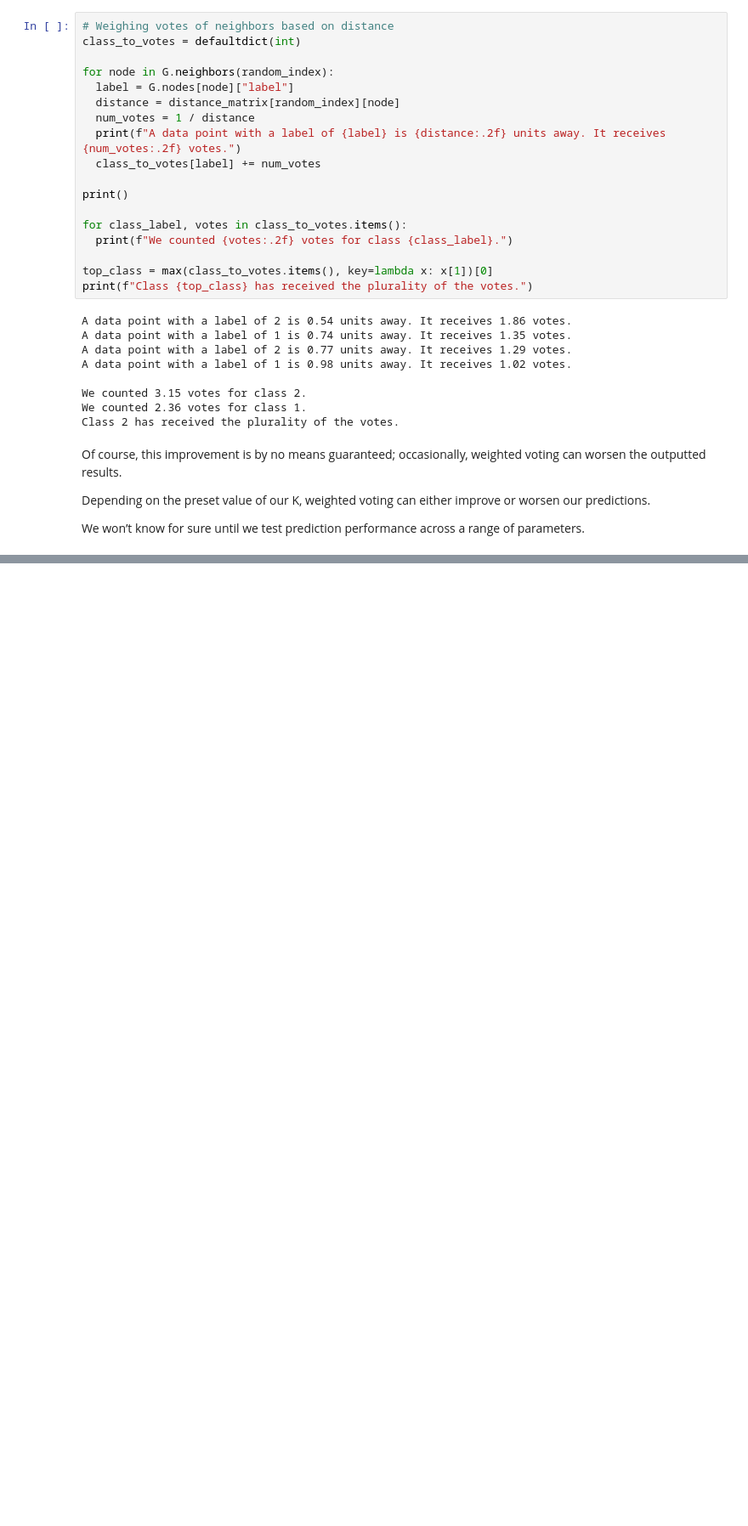
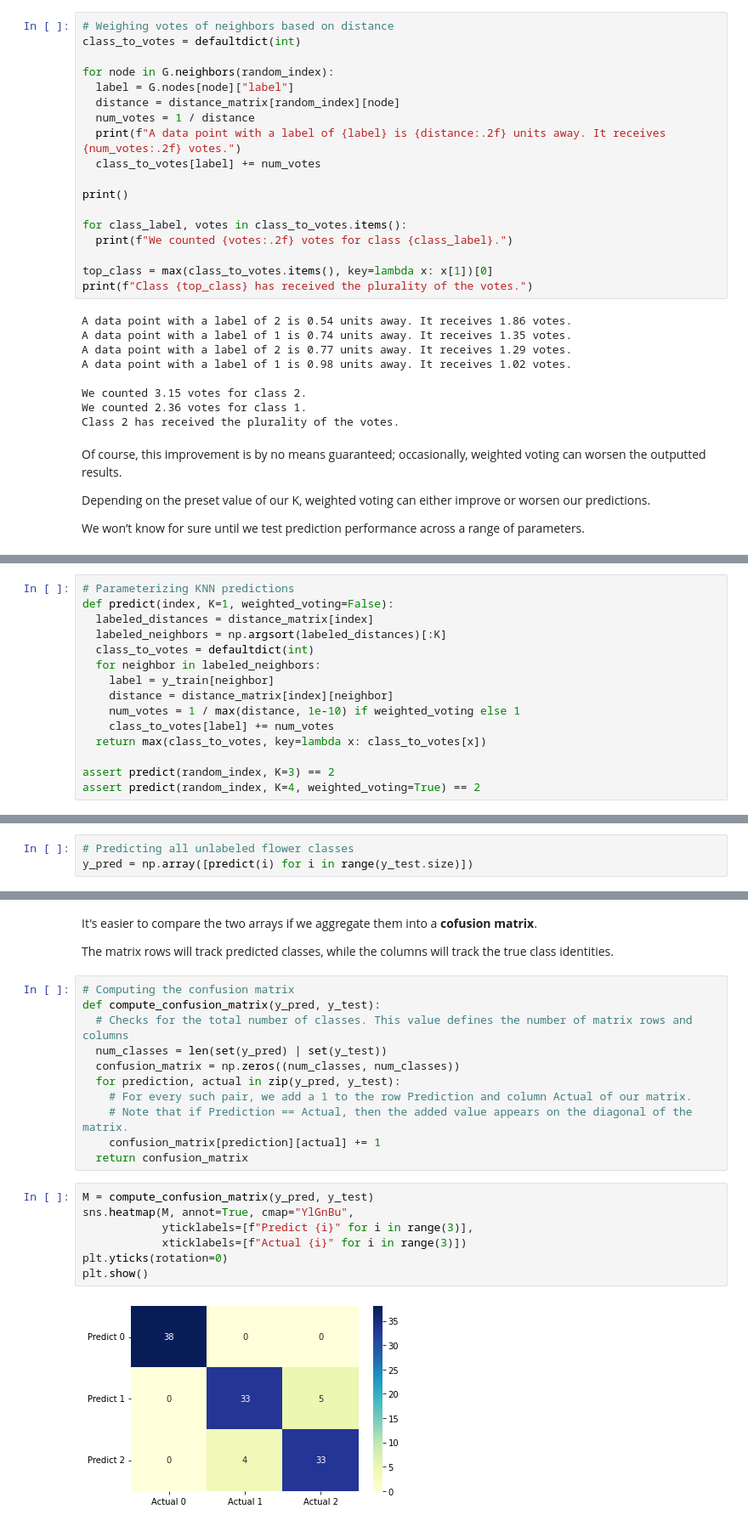
Before and after one commit to rahiakela/data-science-research-and-practice, a Jupyter notebook: data-science-bookcamp/case-study-5--predicting-future-friendships/03_network_driven_machine_learning.ipynb, the cells around one changed output, grey strips where cells are left out. Shown at 85% size. Drawn from its saved outputs; the diff is of its cells as text; blank space fills up the shorter version.

```diff
--- a/data-science-bookcamp/case-study-5--predicting-future-friendships/03_network_driven_machine_learning.ipynb
+++ b/data-science-bookcamp/case-study-5--predicting-future-friendships/03_network_driven_machine_learning.ipynb
@@ -242,0 +245,15 @@ performance across a range of parameters.
+# %%
+# Parameterizing KNN predictions
+def predict(index, K=1, weighted_voting=False):
+  labeled_distances = distance_matrix[index]
+  labeled_neighbors = np.argsort(labeled_distances)[:K]
+  class_to_votes = defaultdict(int)
+  for neighbor in labeled_neighbors:
+    label = y_train[neighbor]
+    distance = distance_matrix[index][neighbor]
+    num_votes = 1 / max(distance, 1e-10) if weighted_voting else 1
+    class_to_votes[label] += num_votes
+  return max(class_to_votes, key=lambda x: class_to_votes[x])
+
+assert predict(random_index, K=3) == 2
+assert predict(random_index, K=4, weighted_voting=True) == 2
@@ -242,0 +262,3 @@ performance across a range of parameters.
+# %%
+# Predicting all unlabeled flower classes
+y_pred = np.array([predict(i) for i in range(y_test.size)])
@@ -242,0 +285,24 @@ performance across a range of parameters.
+# %% [markdown]
+It's easier to compare the two arrays if we aggregate them into a **cofusion matrix**.
+
+The matrix rows will track predicted classes, while the columns will track the true class identities.
+# %%
+# Computing the confusion matrix
+def compute_confusion_matrix(y_pred, y_test):
+  # Checks for the total number of classes. This value defines the number of matrix rows and columns
+  num_classes = len(set(y_pred) | set(y_test))
+  confusion_matrix = np.zeros((num_classes, num_classes))
+  for prediction, actual in zip(y_pred, y_test):
+    # For every such pair, we add a 1 to the row Prediction and column Actual of our matrix.
+    # Note that if Prediction == Actual, then the added value appears on the diagonal of the matrix.
+    confusion_matrix[prediction][actual] += 1
+  return confusion_matrix
+# %%
+M = compute_confusion_matrix(y_pred, y_test)
+sns.heatmap(M, annot=True, cmap="YlGnBu",
+            yticklabels=[f"Predict {i}" for i in range(3)],
+            xticklabels=[f"Actual {i}" for i in range(3)])
+plt.yticks(rotation=0)
+plt.show()
+# %% [output]
+[figure, added]
```
Also changed, not shown: parts of 9 cells of this notebook.
